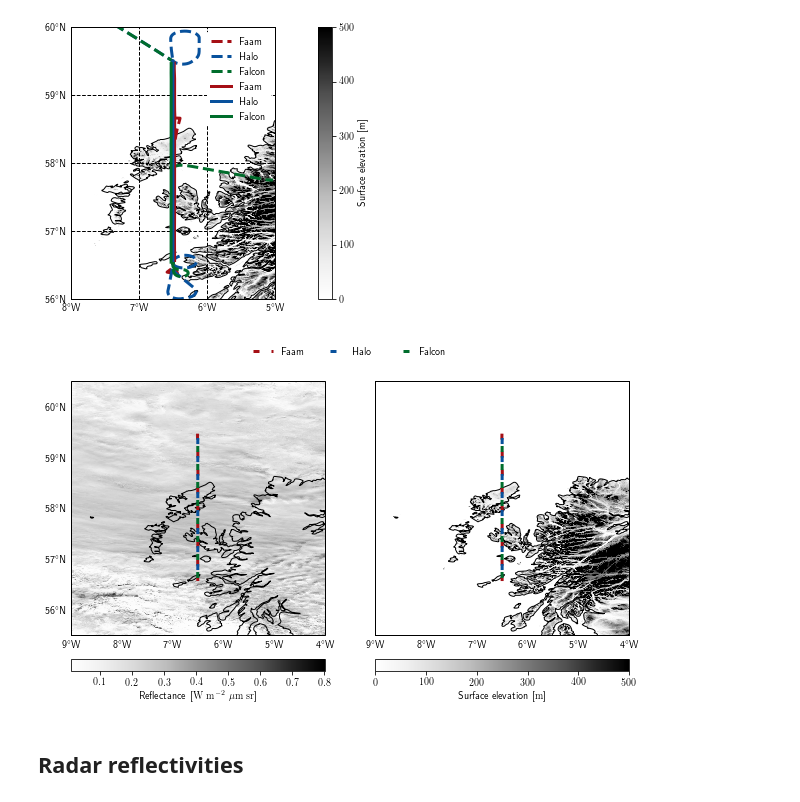
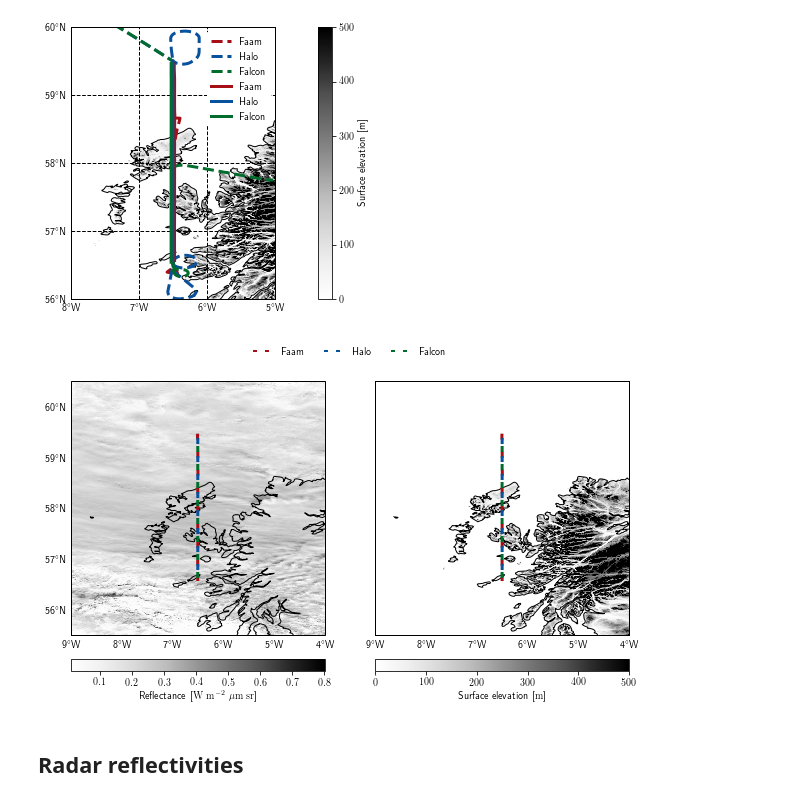
Before and after one commit to simonpf/ismar_combined, a Jupyter notebook: notebooks/overview.ipynb, the cells around one changed output. Drawn from its saved outputs; the diff is of its cells as text; code cells hidden in the pictures.

```diff
--- a/notebooks/overview.ipynb
+++ b/notebooks/overview.ipynb
@@ -151,6 +151,7 @@ fig.savefig("../plots/flight_path.png")
 # %%
 import cartopy.crs as ccrs
 import matplotlib.ticker as mticker
+from matplotlib.lines import Line2D
 from matplotlib.colors     import Normalize
 from cartopy.mpl.gridliner import LONGITUDE_FORMATTER, LATITUDE_FORMATTER
 from matplotlib.gridspec import GridSpec
@@ -199,11 +200,14 @@ c3 = "C2"
 
 ax  = fig.add_subplot(gs[1, 1], projection = ccrs.PlateCarree())
 ax._hold = True
+ax.plot(ismar.lon, ismar.lat, lw = 3, label = "Faam", c = c1,   ls = (0, (2, 4))      )
+ax.plot(hamp.lon, hamp.lat, label = "Halo", lw = 3, c = c2,     ls = (0, (0, 2, 2, 2)))
+ax.plot(rasta.lon, rasta.lat, label = "Falcon", lw = 3, c = c3, ls = (0, (0, 4, 2, 0)))
+
 handles = []
-handles += ax.plot(ismar.lon, ismar.lat, lw = 3, label = "Faam", c = c1,   ls = (0, (2, 4))      )
-handles += ax.plot(hamp.lon, hamp.lat, label = "Halo", lw = 3, c = c2,     ls = (0, (0, 2, 2, 2)))
-handles += ax.plot(rasta.lon, rasta.lat, label = "Falcon", lw = 3, c = c3, ls = (0, (0, 4, 2, 0)))
-
+handles += [Line2D([0, 0], [1, 1], ls = (0, (2, 4)), c = c1)]
+handles += [Line2D([0, 0], [1, 1], ls = (0, (2, 4)), c = c2)]
+handles += [Line2D([0, 0], [1, 1], ls = (0, (2, 4)), c = c3)]
 
 gl = ax.gridlines(crs=ccrs.PlateCarree(), draw_labels=True,
                   linewidth=0, color='black', linestyle='--')
@@ -214,33 +218,33 @@ gl.yformatter = LATITUDE_FORMATTER
 gl.ylabels_left = False
 gl.ylabels_right = False
 gl.xlabels_top   = False
 
 ax.coastlines(resolution = "10m", linewidth = 1)
 
 norm = Normalize(vmin = 0, vmax = 500)
 img = ax.pcolormesh(dem.lon[::2], dem.lat[::2], dem.z[::2, ::2],
               norm = norm,
               cmap = "Greys")
 
 ax.set_xlim([-9.0001, -3.9999])
 ax.set_ylim([55.4999, 60.5001])
 
 for s in ax.spines:
     ax.spines[s].set_visible(True)
 
 ax = plt.subplot(gs[0, :])
 ax.set_axis_off()
 labels = ["Faam", "Halo", "Falcon"]
 ax.legend(handles = handles, labels = labels, loc = "center", ncol = 3)
 
 
 # Colorbar
 fig.colorbar(img, label = r"Surface elevation [$\unit{m}$]", orientation = "horizontal",
              cax = plt.subplot(gs[2, 1]))
 
 plt.tight_layout()
 fig.savefig("../plots/flight_paths.png", dpi = 300)
 # %% [output]
-[figure, old version]
+[figure, new version]
 # %% [markdown]
 ## Radar reflectivities
```
Also changed, not shown: parts of 16 cells of this notebook, 6 other files.
